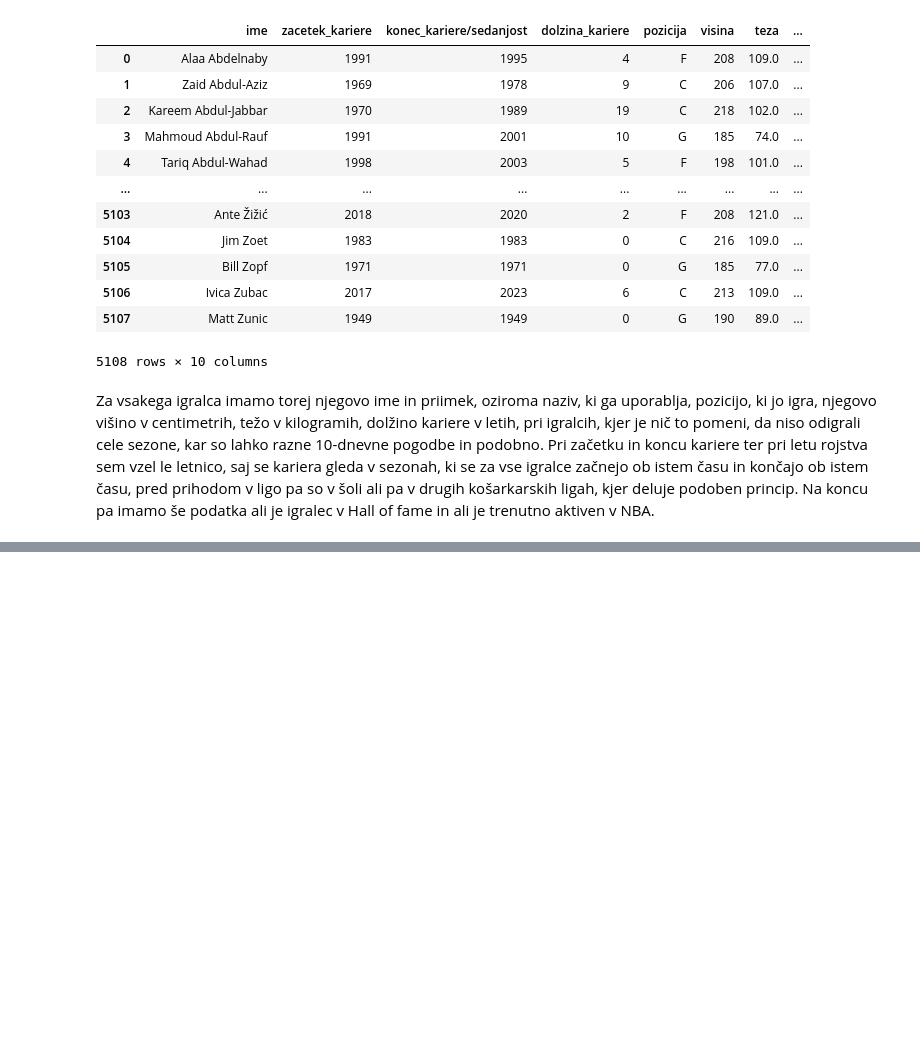
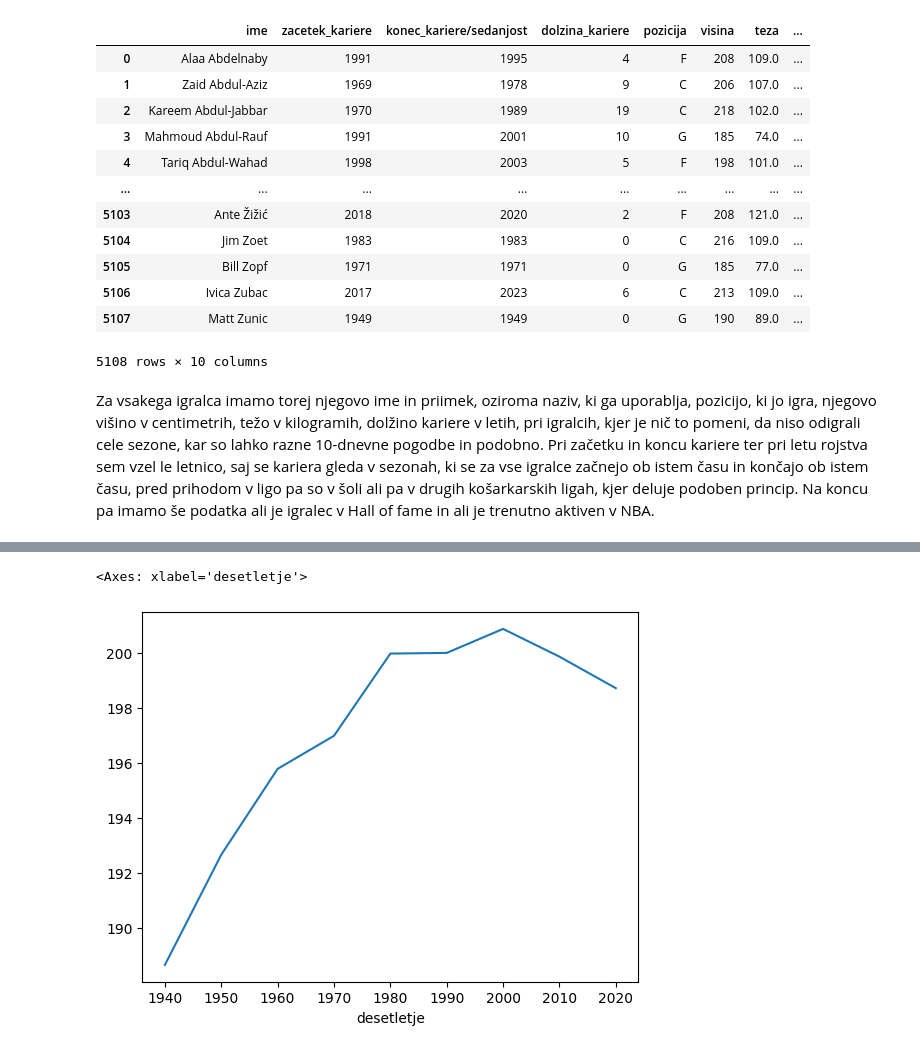
Before and after one commit to zigamazej/Projektna_naloga-UVP, a Jupyter notebook: Analiza.ipynb, the cells around one changed output, grey strips where cells are left out. Drawn from its saved outputs; the diff is of its cells as text; code cells hidden in the pictures; blank space fills up the shorter version.

```diff
--- a/Analiza.ipynb
+++ b/Analiza.ipynb
@@ -63,0 +131,7 @@ Za vsakega igralca imamo torej njegovo ime in priimek, oziroma naziv, ki ga upor
+# %%
+podatki['desetletje'] = ((podatki['konec_kariere/sedanjost'] + podatki['zacetek_kariere']) // 20) * 10
+podatki['desetletje']
+podatki.groupby(['desetletje'])['visina'].mean().plot()
+# %% [output]
+<Axes: xlabel='desetletje'>
+[figure, added]
```
Also changed, not shown: parts of 49 cells of this notebook, 2 other files.
